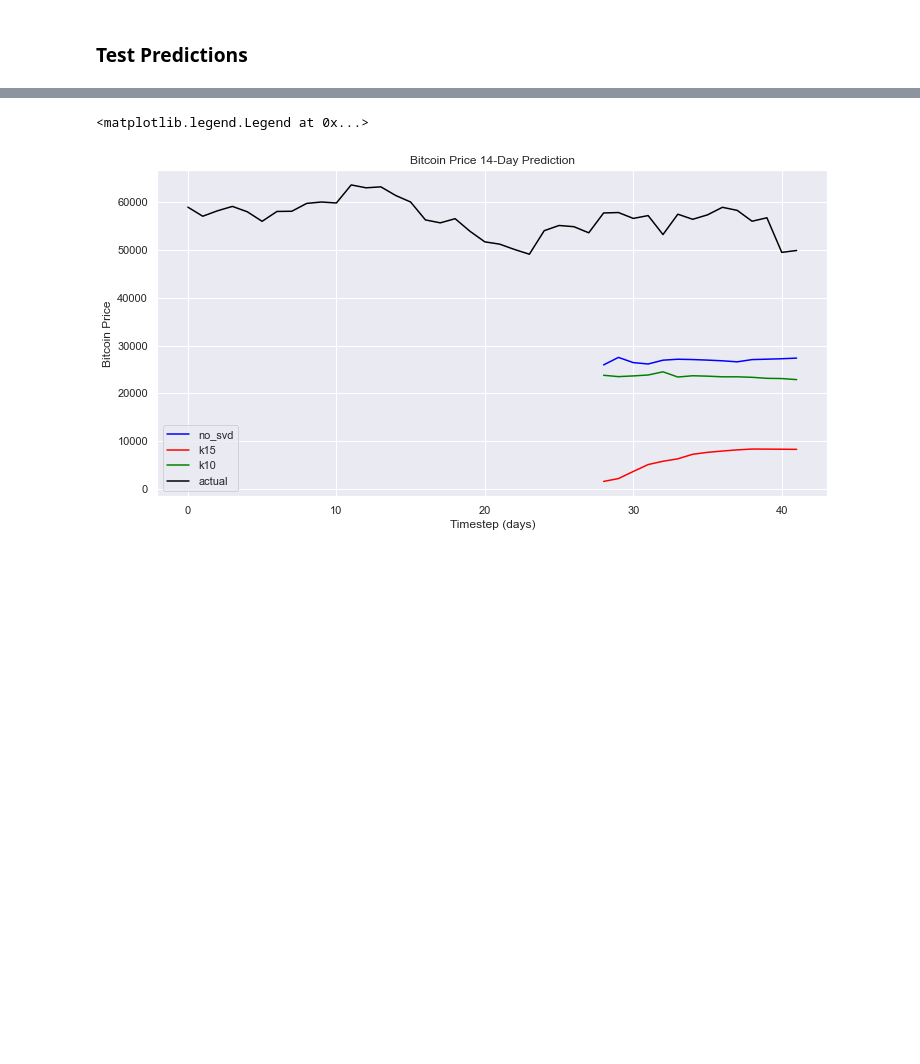
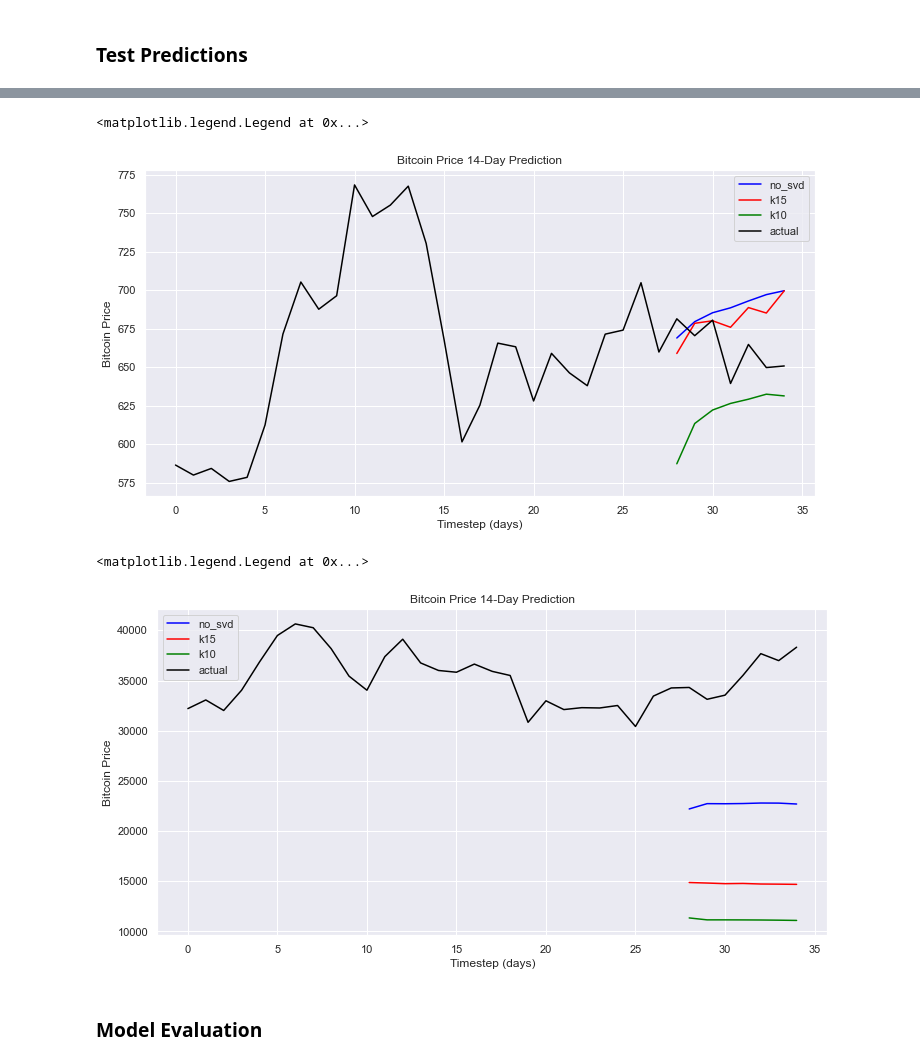
Before and after one commit to KaidenFrizu/recurrent-bitcoin-network, a Jupyter notebook: docs/Modelling.ipynb, the cells around one changed output, grey strips where cells are left out. Saved outputs shown, nothing was run; the diff lists cells and outputs as text; code cells hidden in the pictures; blank space fills up the shorter version.

```diff
--- a/docs/Modelling.ipynb
+++ b/docs/Modelling.ipynb
@@ -193,5 +193,37 @@ ax.legend()
+# %%
+test_point=157
+fig, ax = plt.subplots(figsize=(12,6))
+
+xpoints_base = np.arange(RNNmodel_main.t + RNNmodel_main.H)
+xpoints_pred = np.arange(RNNmodel_main.t, RNNmodel_main.t + RNNmodel_main.H)
+ypoints_base = np.concatenate(
+    (RNNmodel_main.trainplotdata[test_point], RNNmodel_main.ytrain[test_point])
+)
+ypoints_base = ypoints_base.reshape(ypoints_base.shape[0])
+
+testpoints = RNNmodel_main.predict(RNNmodel_main.xtrain)
+testpoints_k15 = RNNmodel_k15.predict(RNNmodel_k15.xtrain)
+testpoints_k10 = RNNmodel_k10.predict(RNNmodel_k10.xtrain)
+
+
+
+ax.plot(xpoints_pred, testpoints[test_point],
+        linestyle='-', color='blue', label='no_svd')
+ax.plot(xpoints_pred, testpoints_k15[test_point],
+        linestyle='-', color='red', label='k15')
+ax.plot(xpoints_pred, testpoints_k10[test_point],
+        linestyle='-', color='green', label='k10')
+ax.plot(xpoints_base, ypoints_base, color='black', label='actual')
+
+ax.set_xlabel('Timestep (days)')
+ax.set_ylabel('Bitcoin Price')
+ax.set_title('Bitcoin Price 14-Day Prediction')
+ax.legend()
+# %% [output]
+<matplotlib.legend.Legend at 0x...>
+[figure, added]
 # %%
-test_point=91
+test_point=1
 fig, ax = plt.subplots(figsize=(12,6))
 
 xpoints_base = np.arange(RNNmodel_main.t + RNNmodel_main.H)
@@ -221,4 +253,6 @@ ax.set_title('Bitcoin Price 14-Day Prediction')
 ax.legend()
 # %% [output]
 <matplotlib.legend.Legend at 0x...>
-[figure, old version]
+[figure, new version]
+# %% [markdown]
+### Model Evaluation
```
Also changed, not shown: parts of 14 cells of this notebook.
